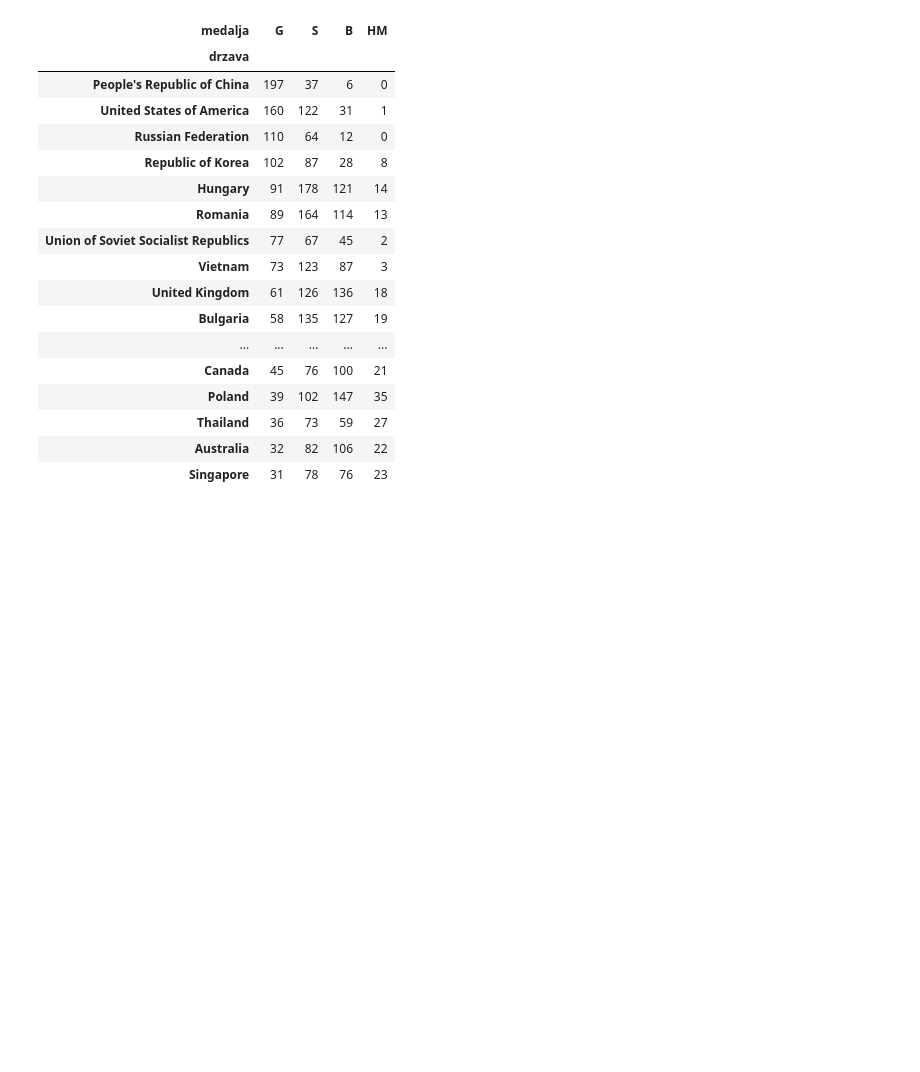
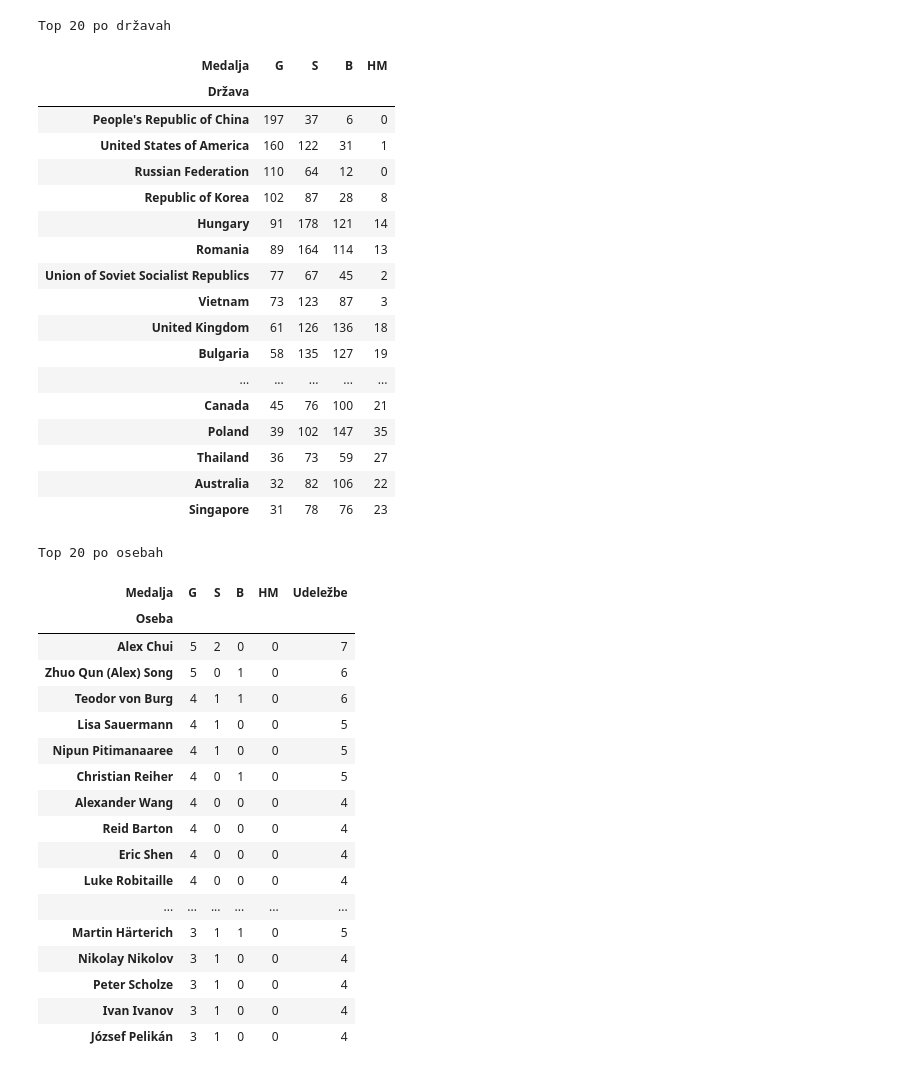
Before and after one commit to hranjecnace/uvp_projektna, a Jupyter notebook: analiza_podatkov.ipynb, the cells around one changed output. Cells and saved outputs as stored; diff of their text form; code cells hidden in the pictures; blank space fills up the shorter version.

```diff
--- a/analiza_podatkov.ipynb
+++ b/analiza_podatkov.ipynb
@@ -4,18 +4,45 @@ import matplotlib.pyplot as plt
 
 df = pd.read_csv("rezultati.csv")
 # %%
-medalje = pd.crosstab(
-    df["Država"],
-    df["Medalja"]
-    )[["G", "S", "B", "HM"]]
+from IPython.display import display, HTML
 
-medalje.sort_values(
-    by=["G", "S", "B"],
-    ascending=False
-).head(20)
+df["Oseba"] = df["Ime"] + " " + df["Priimek"]
+
+udelezbe_osebe = df.drop_duplicates(subset=["Leto", "Oseba"]).groupby("Oseba").size()
+medalje_osebe = pd.crosstab(df["Oseba"], df["Medalja"])[["G", "S", "B", "HM"]]
+medalje_osebe["Udeležbe"] = udelezbe_osebe
+perfect = df[df["Skupno"] == 42]
+stevilo_perfect = perfect.groupby("Oseba").size().sort_values(ascending=False)
+medalje_osebe["Perfect scores"] = stevilo_perfect
+medalje_drzave = pd.crosstab(df["Država"], df["Medalja"])[["G", "S", "B", "HM"]]
+
+
+tabela_osebe = medalje_osebe.sort_values(by=["G", "S", "B", "HM", "Perfect scores"], ascending=False).head(20).drop(columns="Perfect scores")
+tabela_drzave = medalje_drzave.sort_values(by=["G", "S", "B"], ascending=False).head(20)
+
+def olepsaj(tabela, naslov):
+    return (
+        tabela.style
+        .set_caption(naslov)
+        .format(precision=0)
+        .set_table_styles([
+            {"selector": "caption", "props": [("font-size", "16px"), ("font-weight", "bold"), ("padding", "8px")]},
+            {"selector": "th", "props": [("background-color", "#f0dcc8"), ("color", "#281706"), ("padding", "8px 12px")]},
+            {"selector": "td", "props": [("padding", "6px 12px"), ("text-align", "center"), ("background-color", "#a25c0c")]}
+        ])
+        .to_html()
+    )
+
+display(HTML(
+    '<div style="display: flex; gap: 100px;">'
+    f'<div>{olepsaj(tabela_drzave, "Top 20 po državah")}</div>'
+    f'<div>{olepsaj(tabela_osebe, "Top 20 po osebah")}</div>'
+    '</div>'
+))
 # %% [output]
+Top 20 po državah
-| medalja | G | S | B | HM |
-| drzava |  |  |  |  |
+| Medalja | G | S | B | HM |
+| Država |  |  |  |  |
 | People's Republic of China | 197 | 37 | 6 | 0 |
 | United States of America | 160 | 122 | 31 | 1 |
 | Russian Federation | 110 | 64 | 12 | 0 |
@@ -32,3 +59,22 @@ medalje.sort_values(
 | Thailand | 36 | 73 | 59 | 27 |
 | Australia | 32 | 82 | 106 | 22 |
 | Singapore | 31 | 78 | 76 | 23 |
+Top 20 po osebah
+| Medalja | G | S | B | HM | Udeležbe |
+| Oseba |  |  |  |  |  |
+| Alex Chui | 5 | 2 | 0 | 0 | 7 |
+| Zhuo Qun (Alex) Song | 5 | 0 | 1 | 0 | 6 |
+| Teodor von Burg | 4 | 1 | 1 | 0 | 6 |
+| Lisa Sauermann | 4 | 1 | 0 | 0 | 5 |
+| Nipun Pitimanaaree | 4 | 1 | 0 | 0 | 5 |
+| Christian Reiher | 4 | 0 | 1 | 0 | 5 |
+| Alexander Wang | 4 | 0 | 0 | 0 | 4 |
+| Reid Barton | 4 | 0 | 0 | 0 | 4 |
+| Eric Shen | 4 | 0 | 0 | 0 | 4 |
+| Luke Robitaille | 4 | 0 | 0 | 0 | 4 |
+| ... | ... | ... | ... | ... | ... |
+| Martin Härterich | 3 | 1 | 1 | 0 | 5 |
+| Nikolay Nikolov | 3 | 1 | 0 | 0 | 4 |
+| Peter Scholze | 3 | 1 | 0 | 0 | 4 |
+| Ivan Ivanov | 3 | 1 | 0 | 0 | 4 |
+| József Pelikán | 3 | 1 | 0 | 0 | 4 |
```
Also changed, not shown: parts of 7 cells of this notebook, 3 other files.
